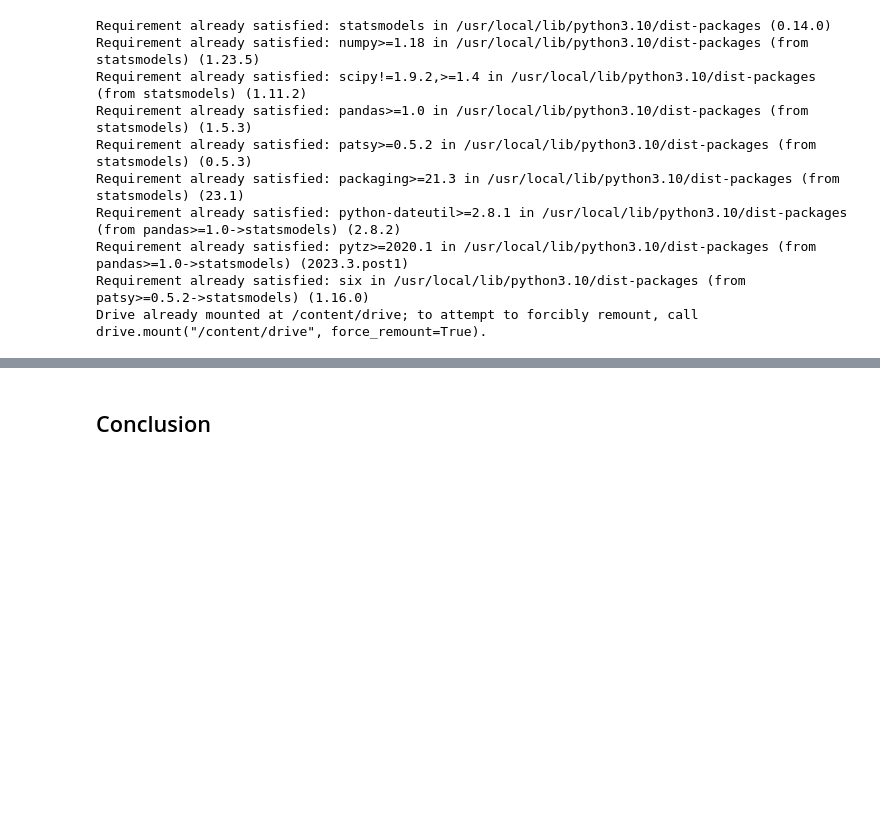
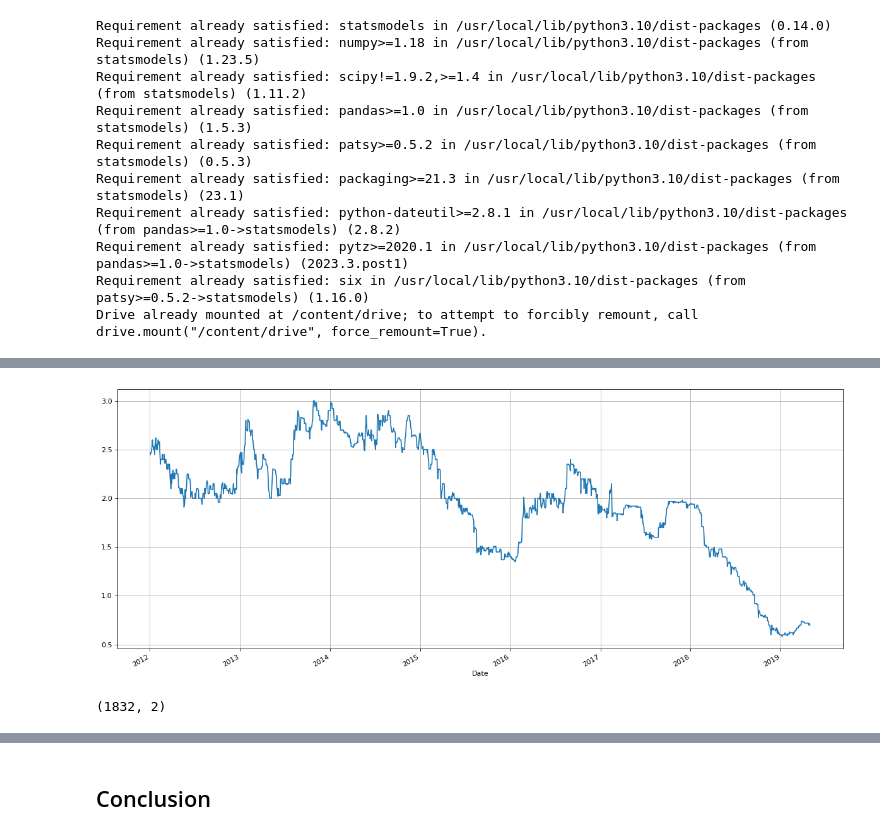
Before and after one commit to dhuanca/deeplearning, a Jupyter notebook: Implementacion.ipynb, the cells around one changed output, grey strips where cells are left out. Drawn from its saved outputs; the diff is of its cells as text; code cells hidden in the pictures; blank space fills up the shorter version.

```diff
--- a/Implementacion.ipynb
+++ b/Implementacion.ipynb
@@ -51,3 +51,11 @@ MAPE:  20.45074107792972
+# %%
+df.visualiza_dataset('Close')
+# %% [output]
+[figure, added]
+# %%
+df.imprime_forma()
+# %% [output]
+(1832, 2)
 # %%
 # Modelo 1 iterando batch
 # timestep = 1
```
Also changed, not shown: parts of 11 cells of this notebook.
